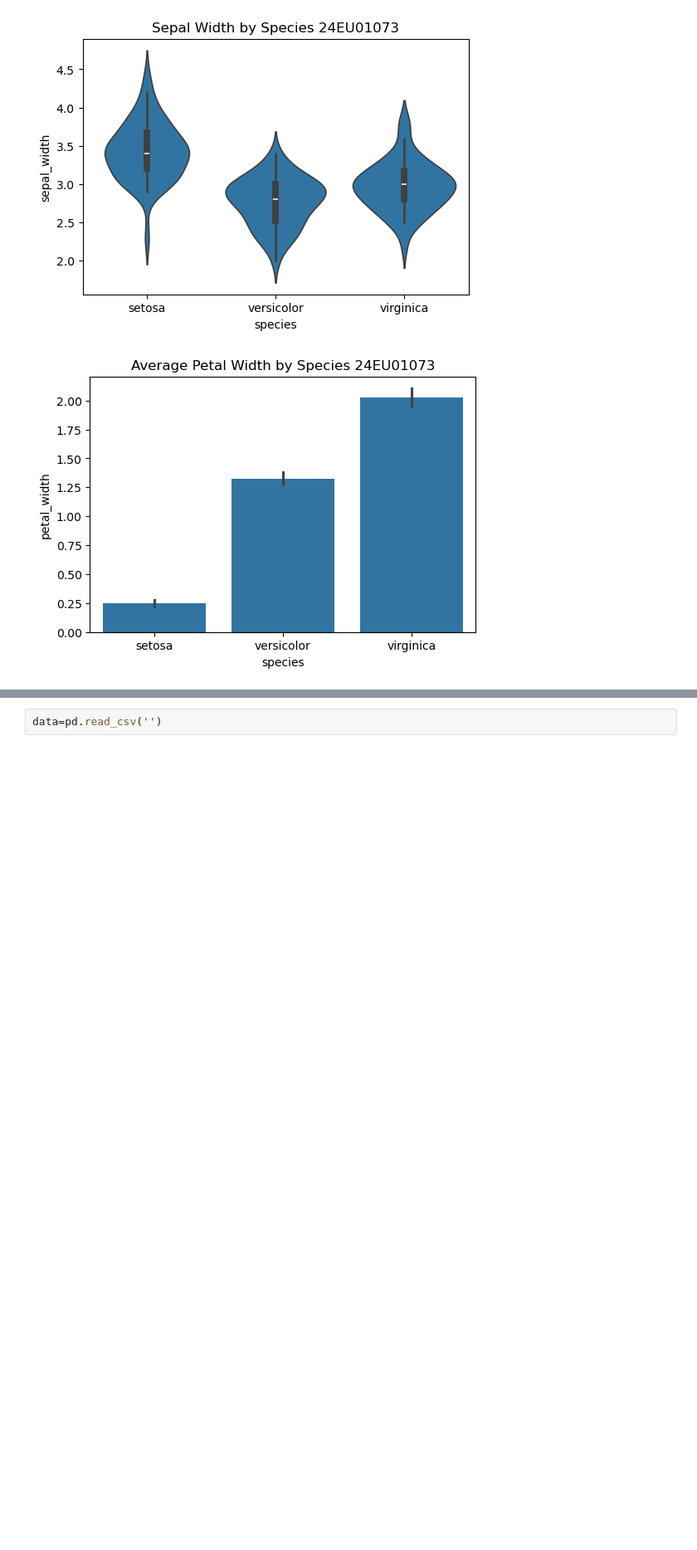
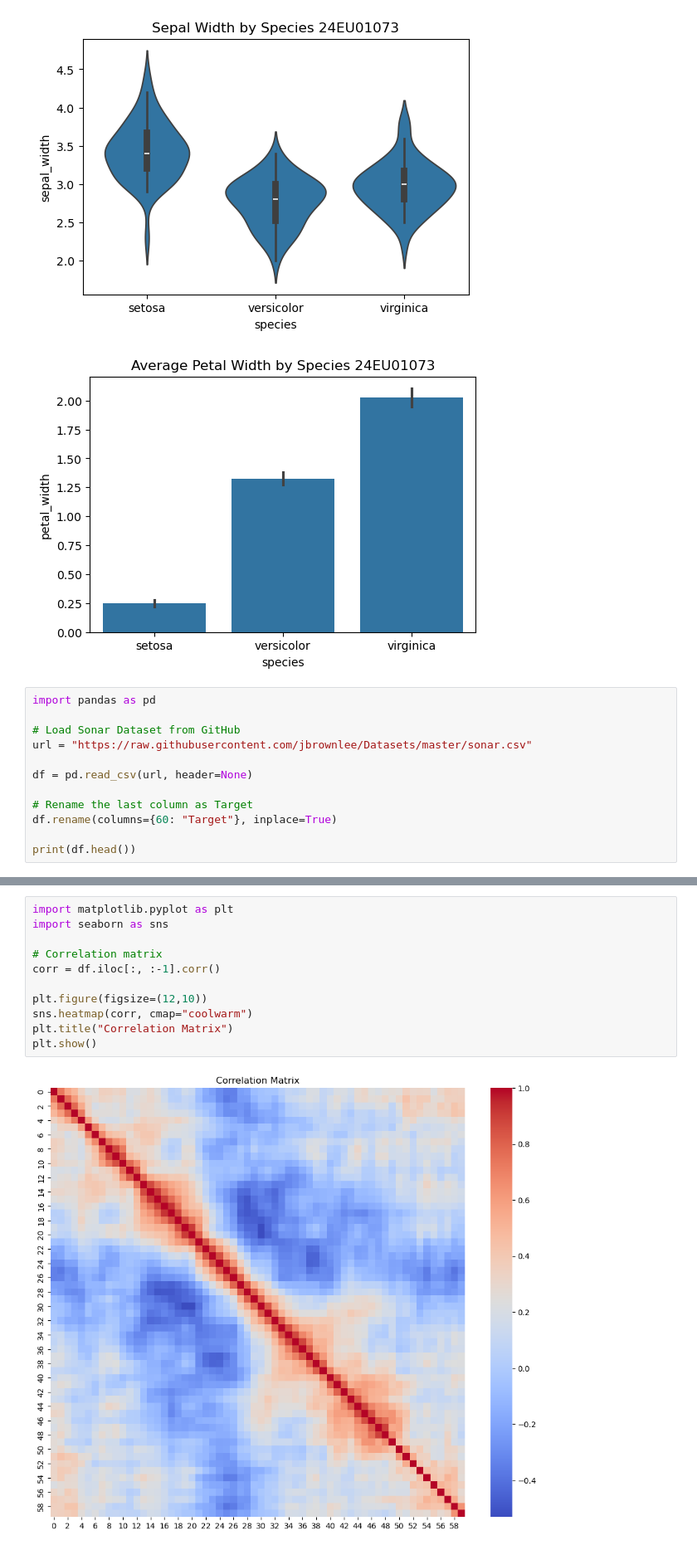
Before and after one commit to sanjuchatrathi-star/ML, a Jupyter notebook: task 1.ipynb, the cells around one changed output, grey strips where cells are left out. Shown at 83% size. Drawn from its saved outputs; the diff is of its cells as text; blank space fills up the shorter version.

```diff
--- a/task 1.ipynb
+++ b/task 1.ipynb
@@ -364,3 +364,15 @@ plt.show()
 [figure]
 [figure]
 [figure]
+# %%
+import pandas as pd
+
+# Load Sonar Dataset from GitHub
+url = "https://raw.githubusercontent.com/jbrownlee/Datasets/master/sonar.csv"
+
+df = pd.read_csv(url, header=None)
+
+# Rename the last column as Target
+df.rename(columns={60: "Target"}, inplace=True)
+
+print(df.head())
@@ -367,2 +440,13 @@ plt.show()
 # %%
-data=pd.read_csv('')
+import matplotlib.pyplot as plt
+import seaborn as sns
+
+# Correlation matrix
+corr = df.iloc[:, :-1].corr()
+
+plt.figure(figsize=(12,10))
+sns.heatmap(corr, cmap="coolwarm")
+plt.title("Correlation Matrix")
+plt.show()
+# %% [output]
+[figure, added]
```
Also changed, not shown: parts of 6 cells of this notebook.
